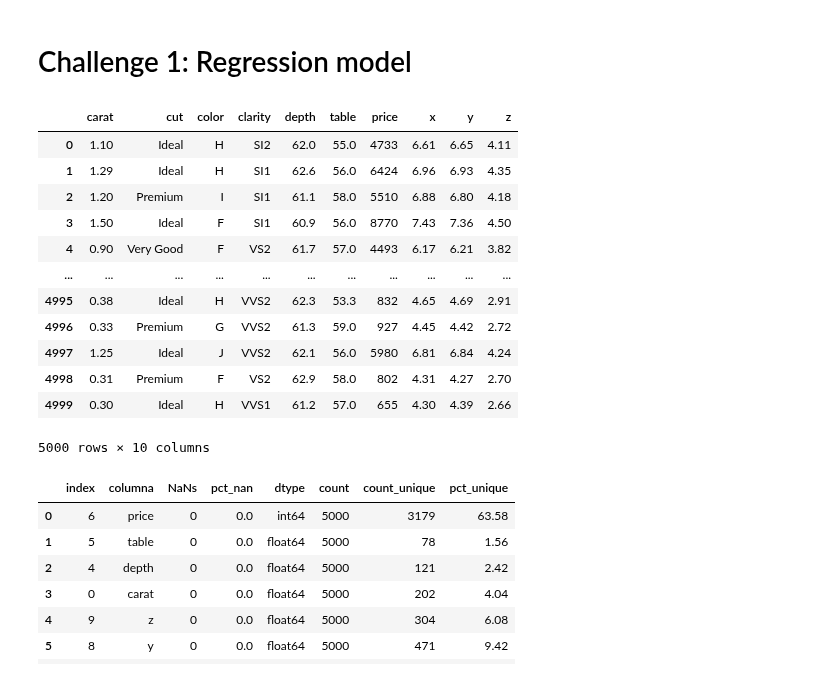
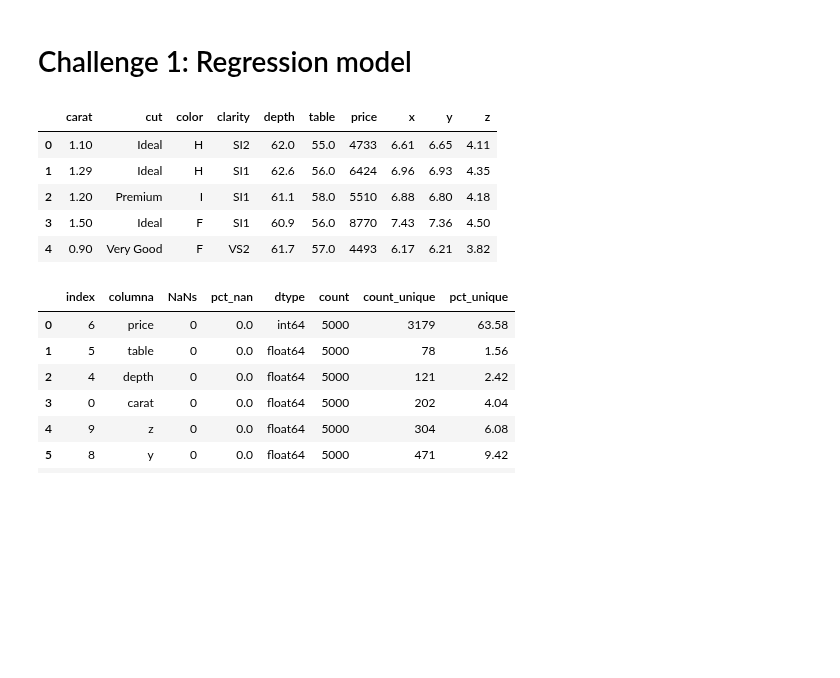
Before and after one commit to jackonedev/xtream-ai-assignment-engineer, a Jupyter notebook: assigment.ipynb, the cells around one changed output. Cells and saved outputs as stored; diff of their text form; code cells hidden in the pictures; blank space fills up the shorter version.

```diff
--- a/assigment.ipynb
+++ b/assigment.ipynb
@@ -9,22 +10,14 @@ DATASET_PATH = os.path.join(os.path.dirname('.'), 'datasets', 'diamonds', 'diamo
 # Challenge 1: Regression model
 # %%
 # DATA FEED
-
 df = pd.read_csv(DATASET_PATH)
-df
+df.head()
 # %% [output]
 |  | carat | cut | color | clarity | depth | table | price | x | y | z |
 | 0 | 1.10 | Ideal | H | SI2 | 62.0 | 55.0 | 4733 | 6.61 | 6.65 | 4.11 |
 | 1 | 1.29 | Ideal | H | SI1 | 62.6 | 56.0 | 6424 | 6.96 | 6.93 | 4.35 |
 | 2 | 1.20 | Premium | I | SI1 | 61.1 | 58.0 | 5510 | 6.88 | 6.80 | 4.18 |
 | 3 | 1.50 | Ideal | F | SI1 | 60.9 | 56.0 | 8770 | 7.43 | 7.36 | 4.50 |
 | 4 | 0.90 | Very Good | F | VS2 | 61.7 | 57.0 | 4493 | 6.17 | 6.21 | 3.82 |
-| ... | ... | ... | ... | ... | ... | ... | ... | ... | ... | ... |
-| 4995 | 0.38 | Ideal | H | VVS2 | 62.3 | 53.3 | 832 | 4.65 | 4.69 | 2.91 |
-| 4996 | 0.33 | Premium | G | VVS2 | 61.3 | 59.0 | 927 | 4.45 | 4.42 | 2.72 |
-| 4997 | 1.25 | Ideal | J | VVS2 | 62.1 | 56.0 | 5980 | 6.81 | 6.84 | 4.24 |
-| 4998 | 0.31 | Premium | F | VS2 | 62.9 | 58.0 | 802 | 4.31 | 4.27 | 2.70 |
-| 4999 | 0.30 | Ideal | H | VVS1 | 61.2 | 57.0 | 655 | 4.30 | 4.39 | 2.66 |
-5000 rows × 10 columns
 # %%
 # EXPLORATORY DATA ANALYSIS
```
Also changed, not shown: parts of 8 cells of this notebook.
